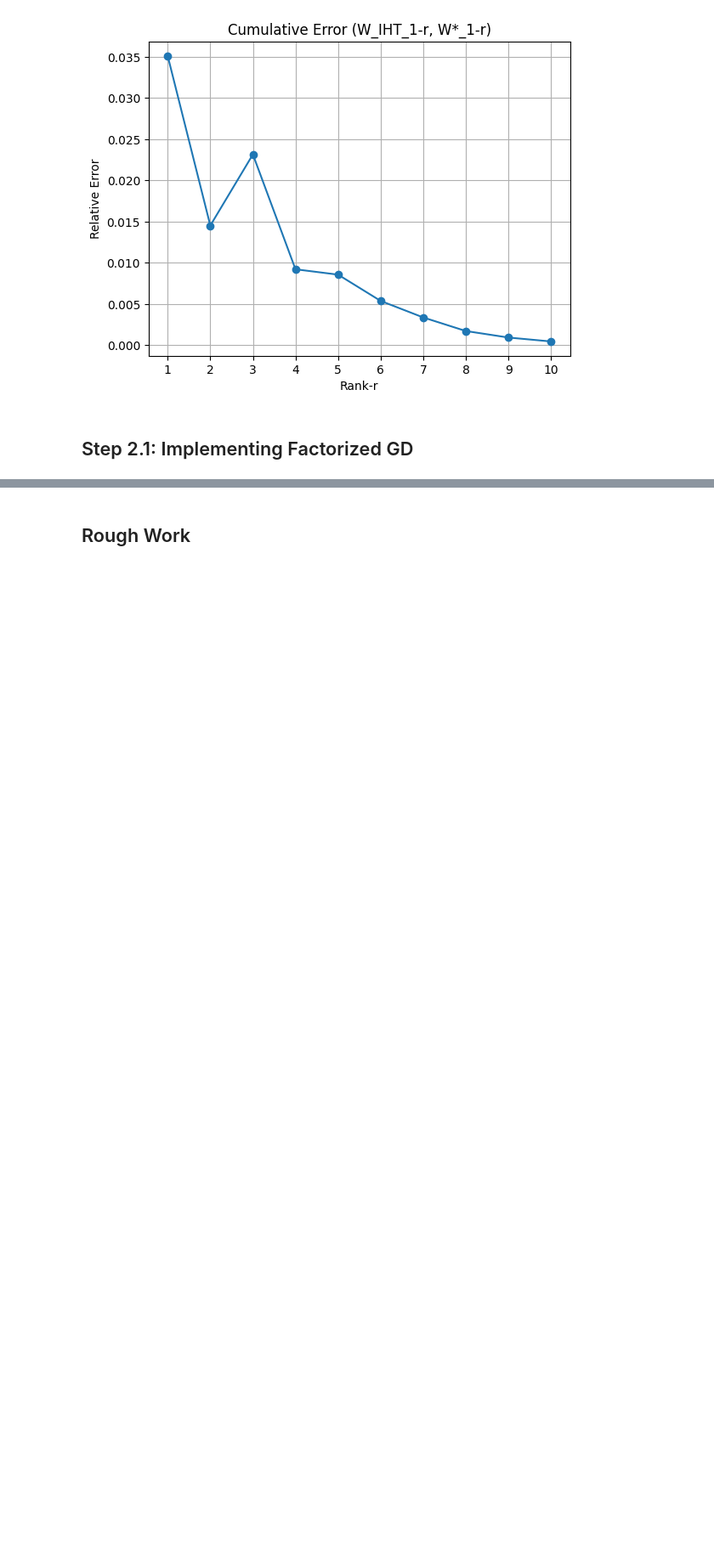
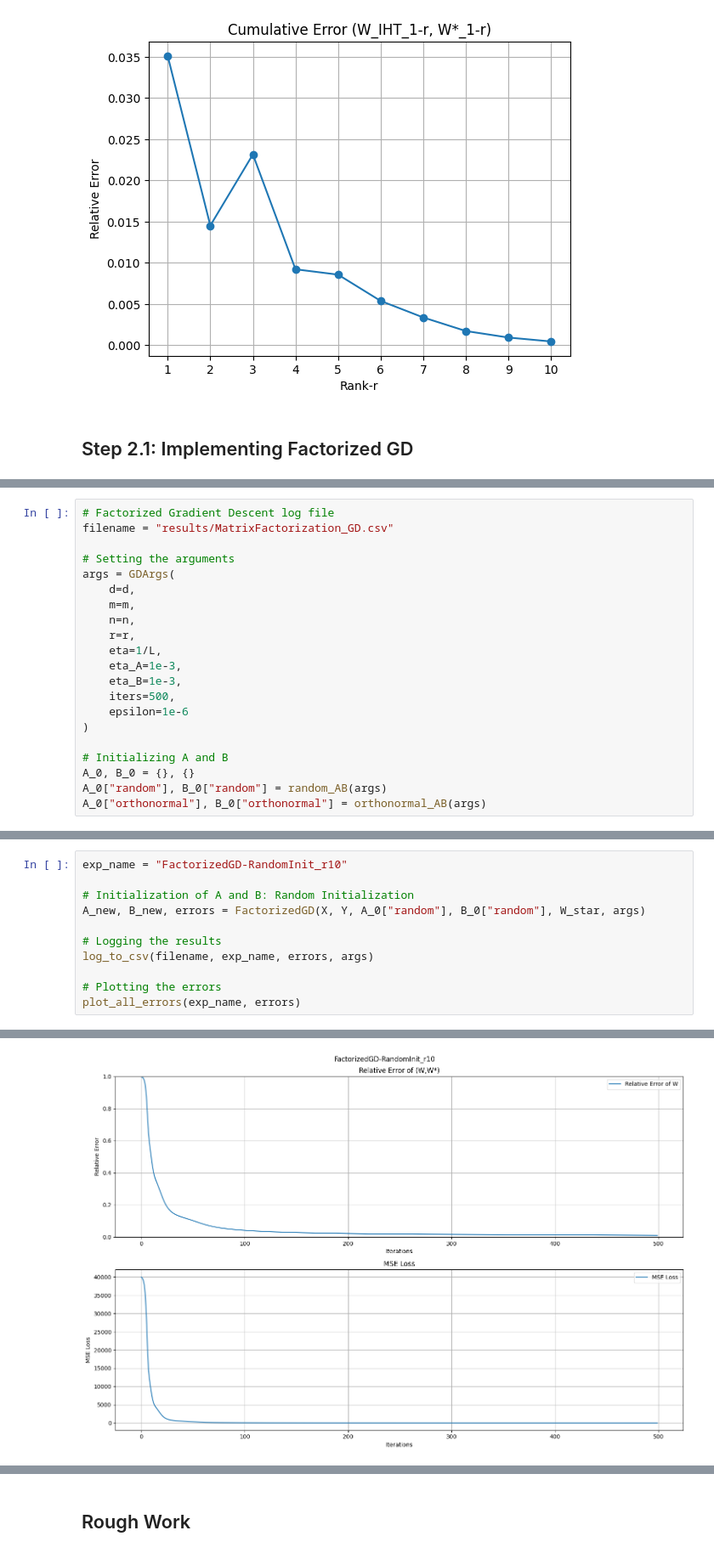
Before and after one commit to nikhil-chigali/Sequential-Low-Rank-Regression, a Jupyter notebook: sequential_low_rank_regression.ipynb, the cells around one changed output, grey strips where cells are left out. Shown at 85% size. Cells and saved outputs as stored; diff of their text form; blank space fills up the shorter version.

Commit message:
feat: Log matrix factorization experiment results to CSV file

```diff
--- a/sequential_low_rank_regression.ipynb
+++ b/sequential_low_rank_regression.ipynb
@@ -899,0 +421,21 @@ Orthogonal Constraint Loss (A, B):  0.005398375463838491 0.005410598204184243
+# %%
+# Factorized Gradient Descent log file
+filename = "results/MatrixFactorization_GD.csv"
+
+# Setting the arguments
+args = GDArgs(
+    d=d,
+    m=m,
+    n=n,
+    r=r,
+    eta=1/L,
+    eta_A=1e-3,
+    eta_B=1e-3,
+    iters=500,
+    epsilon=1e-6
+)
+
+# Initializing A and B
+A_0, B_0 = {}, {}
+A_0["random"], B_0["random"] = random_AB(args)
+A_0["orthonormal"], B_0["orthonormal"] = orthonormal_AB(args)
@@ -899,0 +504,12 @@ Orthogonal Constraint Loss (A, B):  0.005398375463838491 0.005410598204184243
+# %%
+exp_name = "FactorizedGD-RandomInit_r10"
+
+# Initialization of A and B: Random Initialization
+A_new, B_new, errors = FactorizedGD(X, Y, A_0["random"], B_0["random"], W_star, args)
+
+# Logging the results
+log_to_csv(filename, exp_name, errors, args)
+
+# Plotting the errors
+plot_all_errors(exp_name, errors)
+# %% [output]
@@ -899,0 +524 @@ Orthogonal Constraint Loss (A, B):  0.005398375463838491 0.005410598204184243
+[figure, added]
```
Also changed, not shown: parts of 35 cells of this notebook, 4 other files.
